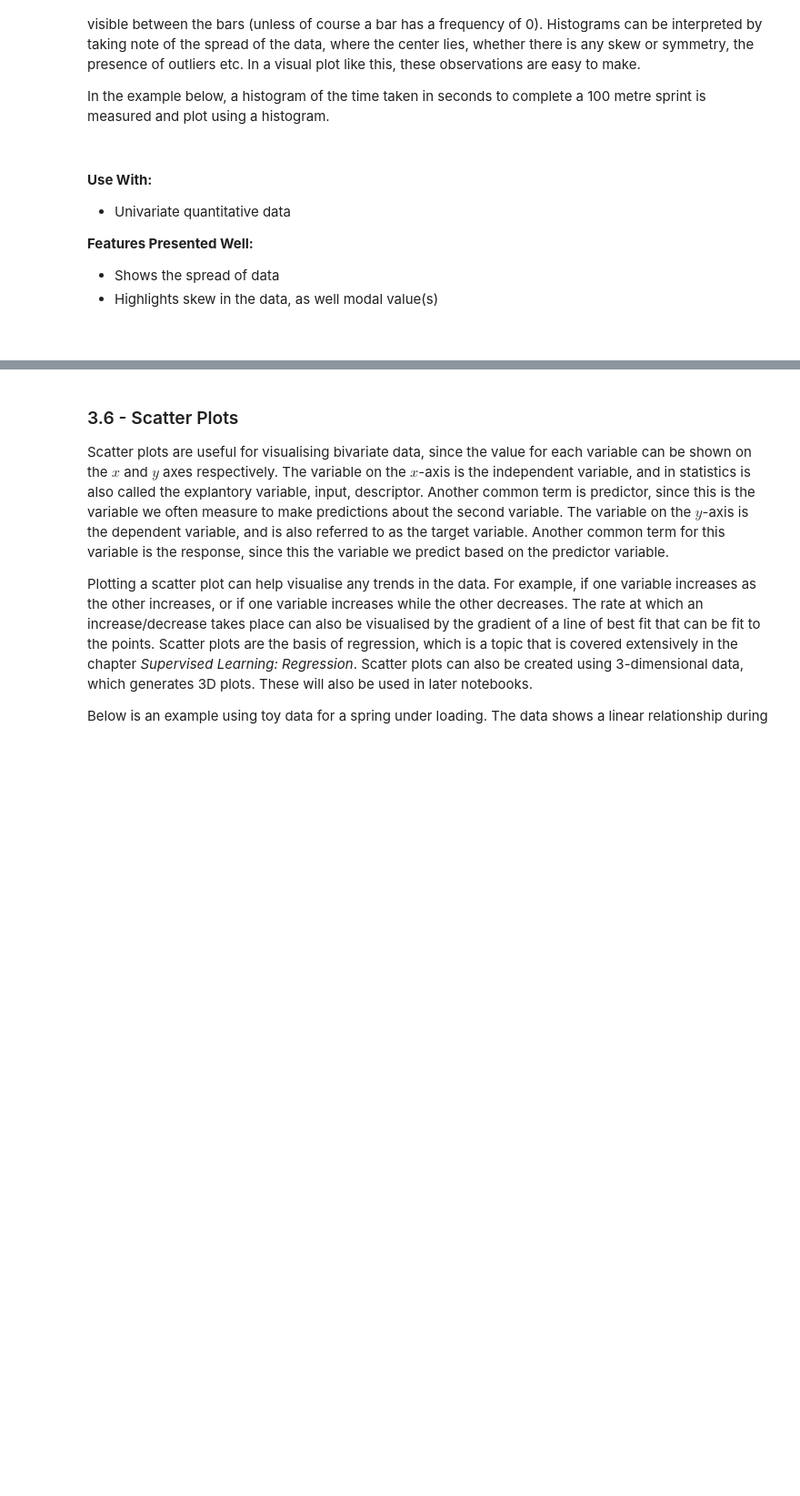
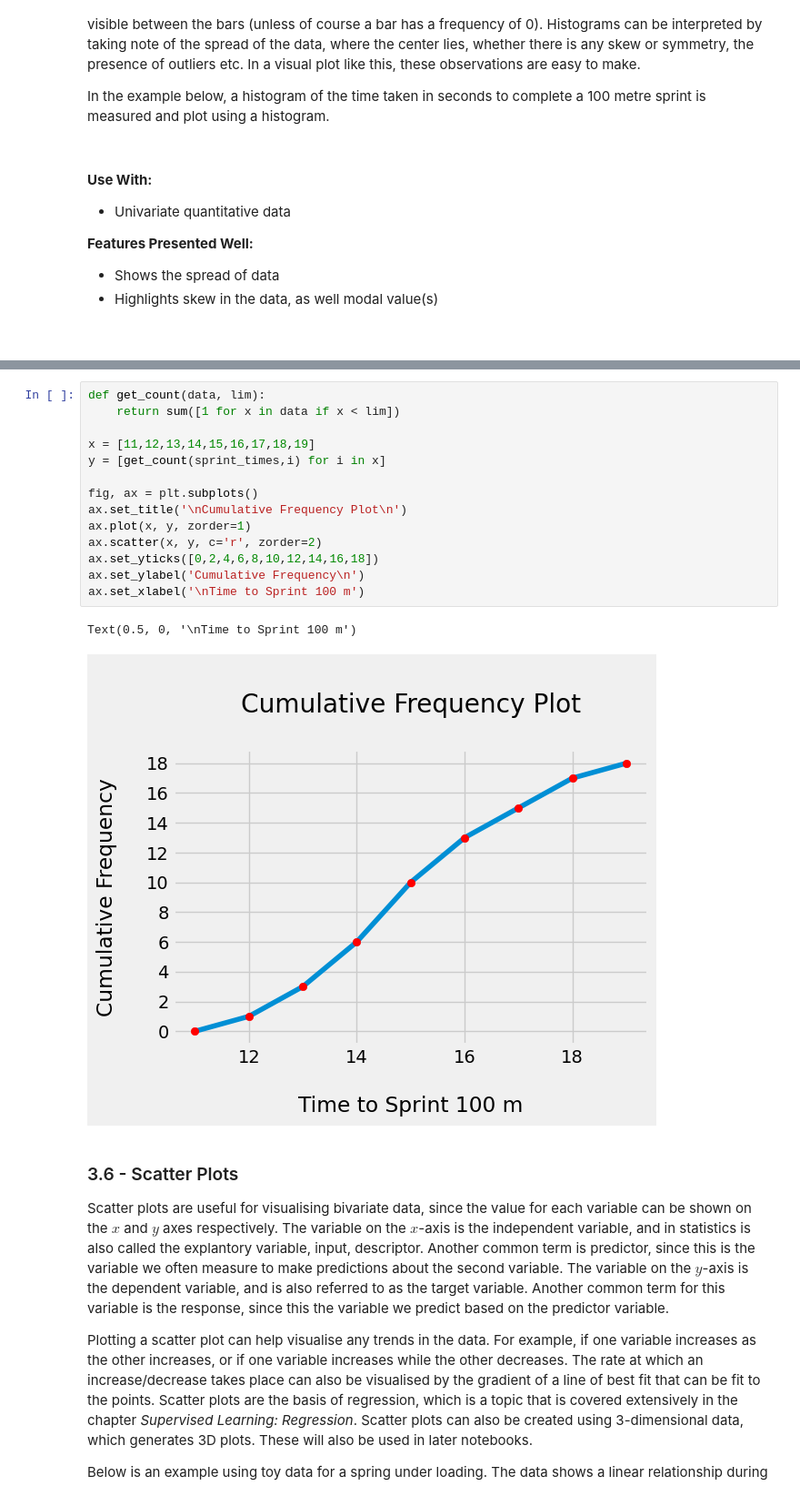
Before and after one commit to BradneySmith/Statistics-for-Machine-Learning, a Jupyter notebook: Chapter 1 - Statistics Fundamentals/1.1 - Introduction to Statistics and Data Visualisation.ipynb, the cells around one changed output, grey strips where cells are left out. Shown at 91% size. Cells and saved outputs as stored; diff of their text form; blank space fills up the shorter version.

```diff
--- a/Chapter 1 - Statistics Fundamentals/1.1 - Introduction to Statistics and Data Visualisation.ipynb
+++ b/Chapter 1 - Statistics Fundamentals/1.1 - Introduction to Statistics and Data Visualisation.ipynb
@@ -448,3 +461,20 @@ Text(0, 0.5, 'Frequency\n')
+# %%
+def get_count(data, lim):
+    return sum([1 for x in data if x < lim])
+
+x = [11,12,13,14,15,16,17,18,19]
+y = [get_count(sprint_times,i) for i in x]
+
+fig, ax = plt.subplots()
+ax.set_title('\nCumulative Frequency Plot\n')
+ax.plot(x, y, zorder=1)
+ax.scatter(x, y, c='r', zorder=2)
+ax.set_yticks([0,2,4,6,8,10,12,14,16,18])
+ax.set_ylabel('Cumulative Frequency\n')
+ax.set_xlabel('\nTime to Sprint 100 m')
+# %% [output]
+Text(0.5, 0, '\nTime to Sprint 100 m')
+[figure, added]
 # %% [markdown]
 ### 3.6 - Scatter Plots
 
```
Also changed, not shown: parts of 8 cells of this notebook.
